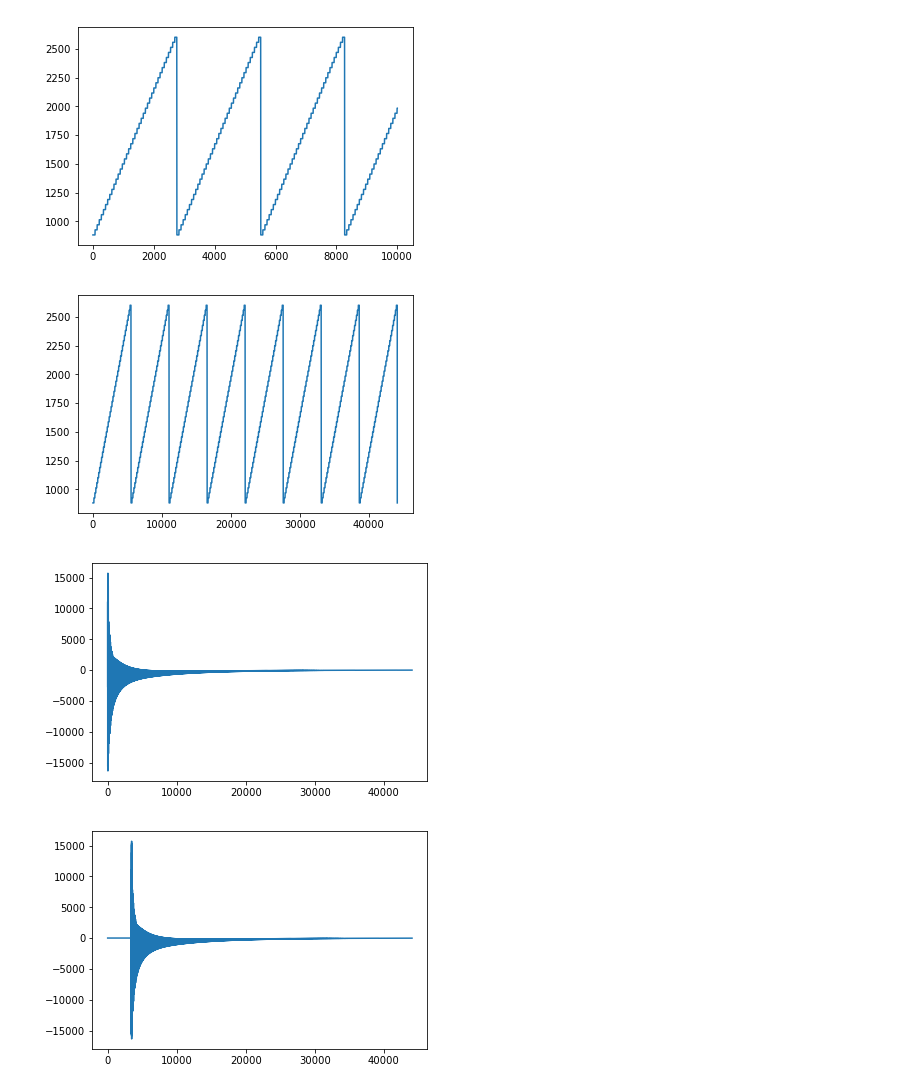
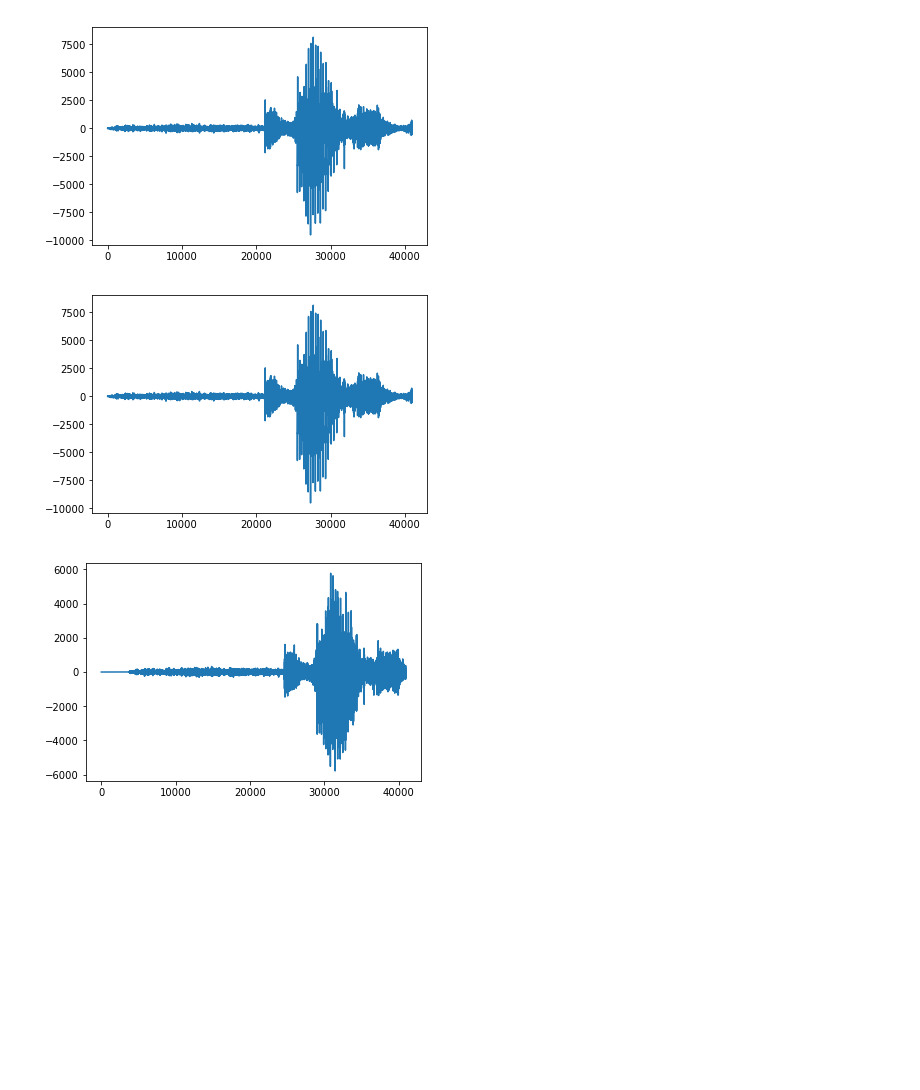
Before and after one commit to NorwayMaple/DSP-project, a Jupyter notebook: Untitled.ipynb, the cells around one changed output. Drawn from its saved outputs; the diff is of its cells as text; code cells hidden in the pictures; blank space fills up the shorter version.

```diff
--- a/Untitled.ipynb
+++ b/Untitled.ipynb
@@ -19,12 +19,11 @@ gShowPlot = False
 pmNotes = {'C4': 262, 'Eb': 311, 'F': 349, 'G':391, 'Bb':466}
 
 # write out WAVE file
-def writeWAVE(fname, data):
+def writeWAVE(fname, data, sampleWidth = 2):
     # open file
     file = wave.open(fname, 'wb')
     # WAV file parameters
     nChannels = 1
-    sampleWidth = 2
     frameRate = 44100
     nFrames = 44100
     # set parameters
@@ -32,6 +31,12 @@ def writeWAVE(fname, data):
                     'NONE', 'noncompressed'))
     file.writeframes(data)
     file.close()
+
+def readWAVE(fname):
+    with wave.open(fname, 'rb') as f:
+        data = f.readframes(f.getnframes())
+        return data
+
 
 # generate note of given frequency
 def generateNote(freq):
@@ -79 +87,3 @@ x = generateLFO()
+# %%
+x = np.fromstring(readWAVE('test2.wav'), 'int16')
 # %%
@@ -88,33 +100,30 @@ def chorus(data, buffer_length = 3528):
     samples = (samples / 32767).astype('float32')
     chorus = np.array([0]*samples.size, 'float32')
     buf = deque([0]*buffer_length)
-    lfo = generateLFO(length = samples.size, freq = 16, ave_delay = 2, lfo_range = 1)
+    lfo = generateLFO(length = samples.size, freq = 16, ave_delay = 40, lfo_range = 20, sine = True)
     for i in range(samples.size):
         buf.append(samples[i])
         buf.popleft()
-        chorus[i] = buf[lfo[i]]
-#        chorus[i] = (buf[0] + samples[lfo[i]]) / 2
+        #chorus[i] = buf[lfo[i]]
+        chorus[i] = (buf[0] + buf[lfo[i]]) / 2
     #    chorus[i] = samples[i]/2 + buf[0]/2
      #   buf.append(samples[i])
       #  buf.popleft()
-    plt.plot(range(0, 10000), generateLFO(length=samples.size, freq=16)[:10000])
-    plt.show()
-    chorus = np.array(chorus * 32767, 'int16')
-    return chorus.tostring()
+    return np.array(chorus * 32767, 'int16')
+    #return chorus.tostring()
 # %%
-y = generateNote(880)
+y = x
 z = chorus(y)
-plt.plot(range(0, 44100), np.fromstring(x, 'int16'))
+plt.plot(range(0, len(x)), x)
 plt.show()
-plt.plot(range(0, 44100), np.fromstring(y, 'int16'))
+plt.plot(range(0, len(y)), y)
 plt.show()
-plt.plot(range(0, 44100), np.fromstring(z, 'int16'))
+plt.plot(range(0, len(z)), z)
 plt.show()
 # %% [output]
-[figure, old version]
+[figure, new version]
-[figure, old version]
+[figure, new version]
-[figure, old version]
+[figure, new version]
-[figure, removed]
 # %%
 pygame.mixer.pre_init(44100, -16, 1, 2048)
 pygame.init()
```
Also changed, not shown: parts of 5 cells of this notebook, 1 other file.
